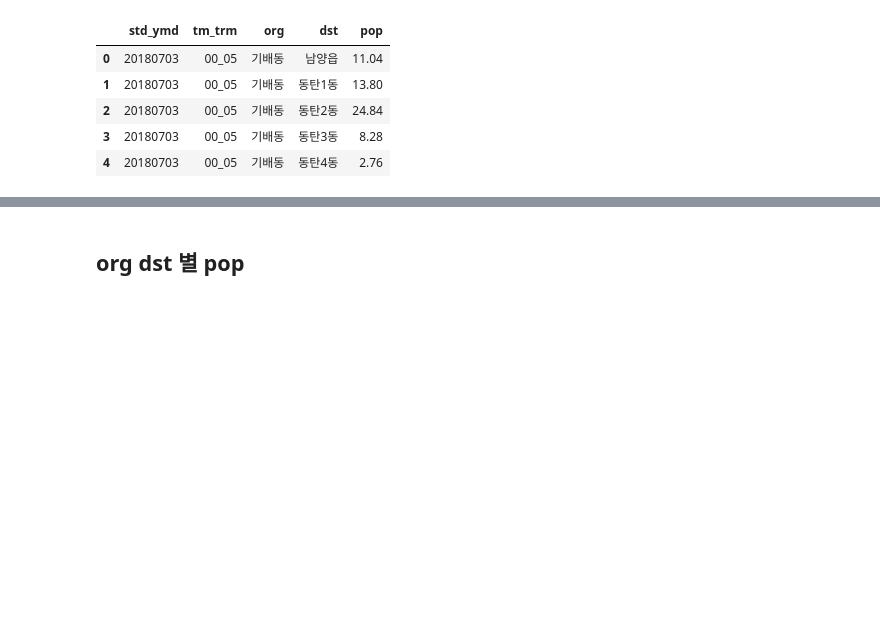
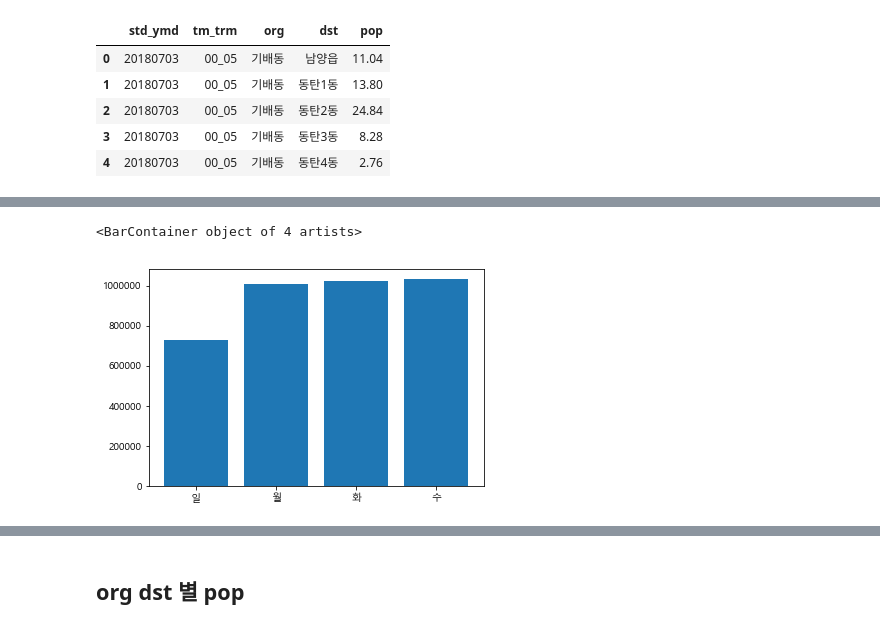
Before and after one commit to whtngus/finding_road, a Jupyter notebook: EDA/EDA_ALL-SH.ipynb, the cells around one changed output, grey strips where cells are left out. Saved outputs shown, nothing was run; the diff lists cells and outputs as text; code cells hidden in the pictures; blank space fills up the shorter version.

```diff
--- a/EDA/EDA_ALL-SH.ipynb
+++ b/EDA/EDA_ALL-SH.ipynb
@@ -38,3 +38,9 @@ sk_emd.head()
 | 2 | 20180703 | 00_05 | 기배동 | 동탄2동 | 24.84 |
 | 3 | 20180703 | 00_05 | 기배동 | 동탄3동 | 8.28 |
 | 4 | 20180703 | 00_05 | 기배동 | 동탄4동 | 2.76 |
+# %%
+#날짜별 분석위해 데이터 가르기
+# 보기 편하게 날짜 변경
+sk_emd["data_time"] = sk_emd['std_ymd'].apply(lambda x: pd.to_datetime(str(x), format='%Y%m%d'))
+# 요일이 4가지 밖에 없음  1주일 비교도 불가능 ㅠ
+print(set(sk_emd["data_time"]))
@@ -40,0 +49,12 @@ sk_emd.head()
+# %%
+pop_day = []
+days = ['2018-07-01 00:00:00','2018-07-02 00:00:00','2018-07-03 00:00:00','2018-07-04 00:00:00']
+for day in days:
+    pop_day.append(sk_emd[sk_emd["data_time"] == day]["pop"].sum())
+# 일 월 화 수  달력으로 직접 확인
+days = ["일","월","화","수"]
+plt.bar(days,pop_day)
+# 아래 통행량 차이는 학생 직장인 출퇴근러?
+# %% [output]
+<BarContainer object of 4 artists>
+[figure, added]
```
Also changed, not shown: parts of 3 cells of this notebook, 5 other files.
